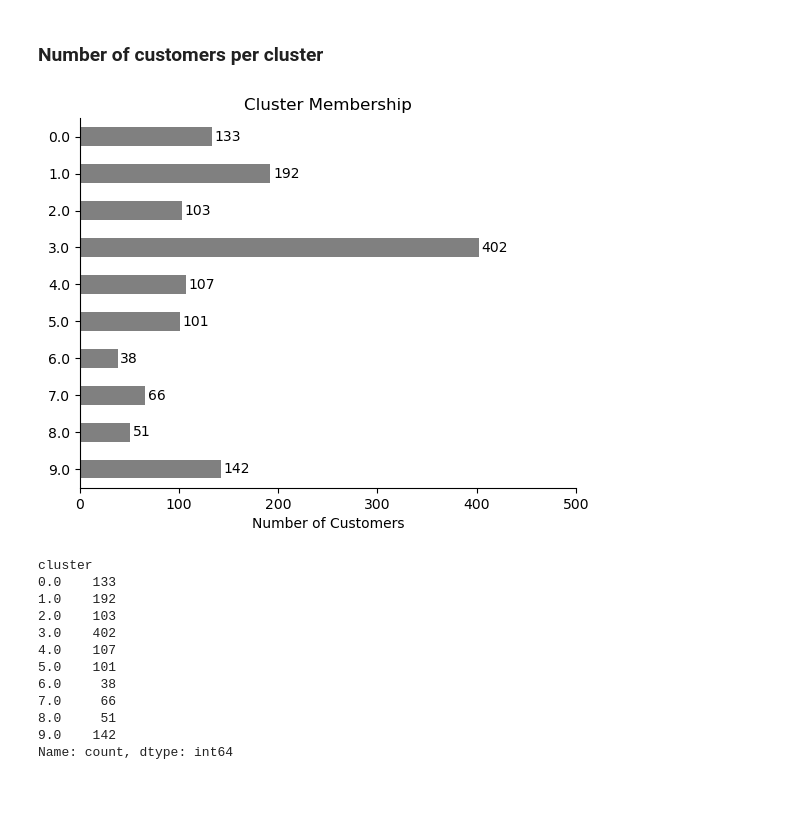
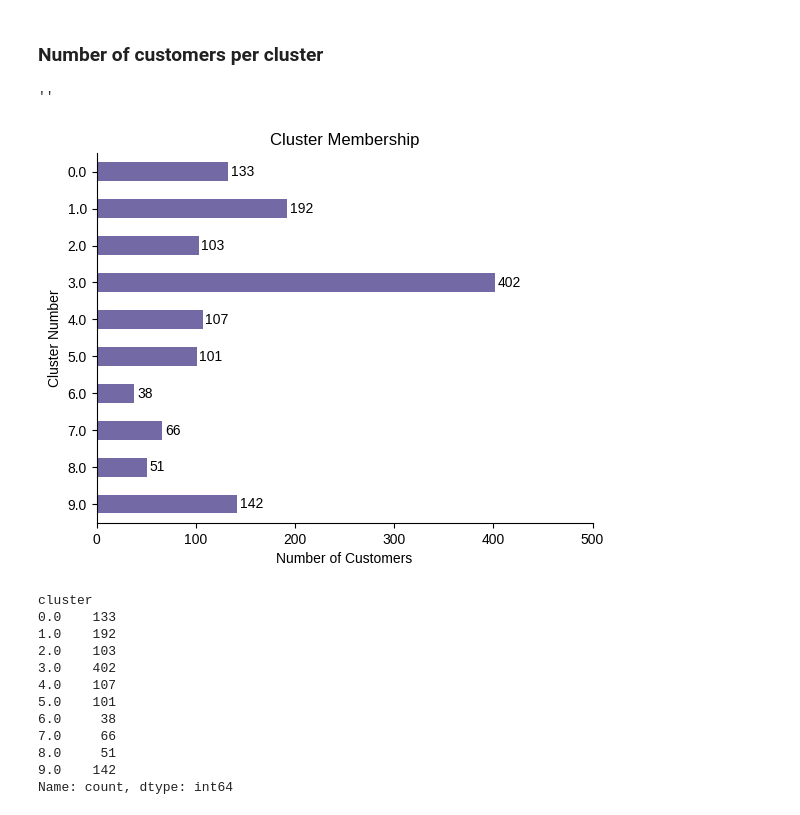
Before and after one commit to ValAnthonyB/LT2_DMW1_Final_Project, a Jupyter notebook: Final Notebooks/2 KMeans for Interest and Value Segmentation.ipynb, the cells around one changed output. Cells and saved outputs as stored; diff of their text form; code cells hidden in the pictures.

```diff
--- a/Final Notebooks/2 KMeans for Interest and Value Segmentation.ipynb
+++ b/Final Notebooks/2 KMeans for Interest and Value Segmentation.ipynb
@@ -2,6 +2,16 @@
 import pandas as pd
 import numpy as np
 import matplotlib.pyplot as plt
+
+
+import matplotlib as mpl
+mpl.rcParams['axes.spines.right'] = False
+mpl.rcParams['axes.spines.top'] = False
+
+# Set the default font family to Liberation Sans
+font_path = '/usr/share/fonts/truetype/liberation/LiberationSans-Regular.ttf'
+plt.rcParams['font.family'] = 'Liberation Sans'
+plt.rcParams['font.sans-serif'] = ['Liberation Sans']
 # %% [markdown]
 # Reading the data
 # %%
@@ -284,14 +367,22 @@ df_counts.head()
 # %% [markdown]
 ### Number of customers per cluster
 # %%
-ax = df_counts["cluster"].value_counts().sort_index(ascending=False).plot(kind="barh", color="grey", title='Cluster Membership')
+ax = (df_counts["cluster"]
+      .value_counts()
+      .sort_index(ascending=False)
+      .plot(kind="barh", title='Cluster Membership', color="#7369a5"))
 ax.bar_label(ax.containers[0], padding=2)
 ax.set_xlim(0, 500)
 ax.set_xlabel("Number of Customers")
-ax.set_ylabel("")
-ax.spines[['right', 'top']].set_visible(False);
+ax.set_ylabel("Cluster Number")
+ax.spines[['right', 'top']].set_visible(False)
+
+fig = plt.gcf()
+fig.set_dpi(100)
+;
 # %% [output]
+''
-[figure, old version]
+[figure, new version]
 # %%
 df_counts["cluster"].value_counts().sort_index()
 # %% [output]
```
Also changed, not shown: parts of 10 cells of this notebook, 3 other files.
